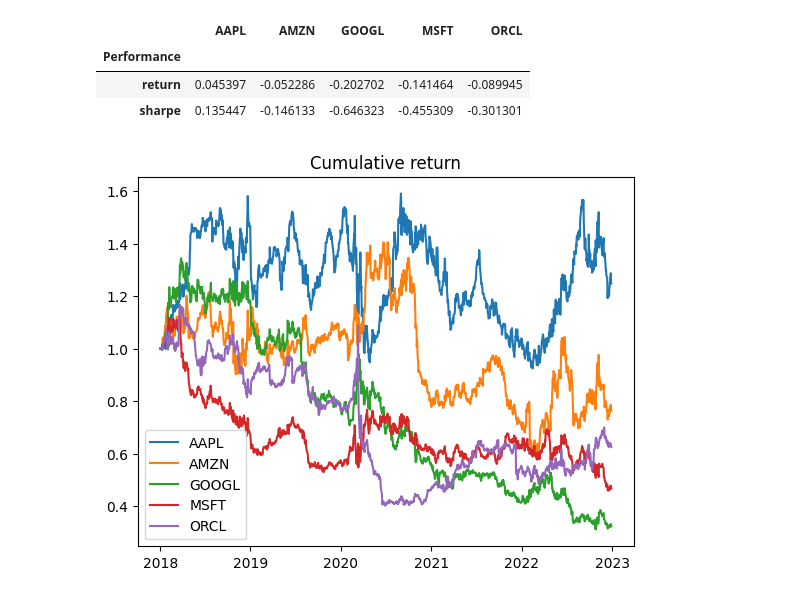
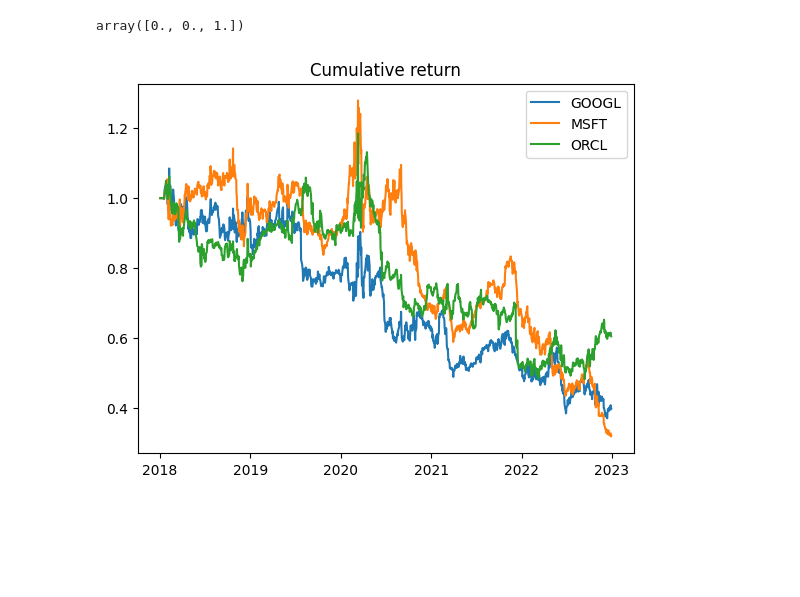
Before and after one commit to khanhtrinh2003/Finance, a Jupyter notebook: Technical analysis/no_name_strategy.ipynb, the cells around one changed output. Drawn from its saved outputs; the diff is of its cells as text; code cells hidden in the pictures; blank space fills up the shorter version.

```diff
--- a/Technical analysis/no_name_strategy.ipynb
+++ b/Technical analysis/no_name_strategy.ipynb
@@ -6,6 +7,6 @@ import yfinance as yf
 # %%
 start_date = '2018-01-01'
 end_date = '2022-12-31'
-stock = ["GOOGL", "AAPL", "ORCL", "MSFT", "AMZN"]
+stock = ["GOOGL", "ORCL", "MSFT"]
 data = yf.download(stock, start_date, end_date)["Close"]
 # %% [output]
@@ -34,5 +14,5 @@ a= data1.rolling(3).sum()/abs(data.diff()).rolling(3).sum()
 # %%
-class Result():
+class Strategy():
     def __init__(self, data, lag):
         self.data = data
         self.lag = lag
@@ -42,9 +22,11 @@ class Result():
         self.abs_diff_data = abs(self.diff_data)
         self.nominator_data =(self.diff_data+self.abs_diff_data)/2
         self.prob = self.nominator_data.rolling(self.lag).sum()/self.abs_diff_data.rolling(self.lag).sum()
+
+        self.sig = 1*(self.prob>0.5)-1*(self.prob<0.5)
+
     def get_return(self):
-        sig = 1*(self.prob>0.5)-1*(self.prob<0.5)
-        r = (sig*self.returns.shift(-1))
+        r = (self.sig*self.returns.shift(-1))
         return r
 
     def get_strategy_return(self):
@@ -56,15 +38,28 @@ class Result():
             return (self.get_strategy_return())/(np.std(r)*np.sqrt(252))
         except Exception:
             return 0
-
-    def get_summary(self):
-        df = pd.concat([pd.DataFrame(self.get_strategy_return()).T,pd.DataFrame(self.get_sharpe()).T])
-        df["Performance"]=["return", "sharpe"]
-        return df.set_index("Performance")
-
     def get_plot(self):
         r =self.get_return()
         plt.plot(np.cumprod(1+r), label=r.columns)
         # plt.plot(np.cumprod(1+self.data["return"]), label="buy and hold")
         plt.title("Cumulative return")
         plt.legend()
+
+class Portfolio(Strategy):
+    def __init__(self, data, lag):
+        super().__init__(data, lag)
+
+    def optimize_portfolio(self, target_return=0.03):
+        returns = self.get_return()
+        n = returns.shape[1]
+        initial_guess = np.ones(n)/n
+        bounds = [(0, 1) for i in range(n)]
+        constraints = ({'type': 'eq', 'fun': lambda x: np.sum(x) - 1},
+                    {'type': 'eq', 'fun': lambda x: np.dot(x, returns.mean()) - target_return})
+        result = minimize(lambda x: -np.dot(x, returns.mean()) / np.sqrt(np.dot(x, np.dot(returns.cov(), x))),
+                        initial_guess, bounds=bounds, constraints=constraints)
+        return result.x
+
+    def calc_profit_loss(self):
+        pnl = np.dot(self.get_return(), self.optimize_portfolio())
+        return np.cumprod(1+pnl)
@@ -73,11 +66,10 @@ kq = Result(data,5)
-# %%
-kq.get_summary()
-# %% [output]
-|  | AAPL | AMZN | GOOGL | MSFT | ORCL |
-| Performance |  |  |  |  |  |
-| return | 0.045397 | -0.052286 | -0.202702 | -0.141464 | -0.089945 |
-| sharpe | 0.135447 | -0.146133 | -0.646323 | -0.455309 | -0.301301 |
+# %%
+m = Portfolio(data, 10)
+# %%
+m.optimize_portfolio()
+# %% [output]
+array([0., 0., 1.])
 # %%
-kq.get_plot()
+m.get_plot()
 # %% [output]
-[figure, old version]
+[figure, new version]
```
Also changed, not shown: parts of 6 cells of this notebook, 1 other file.
